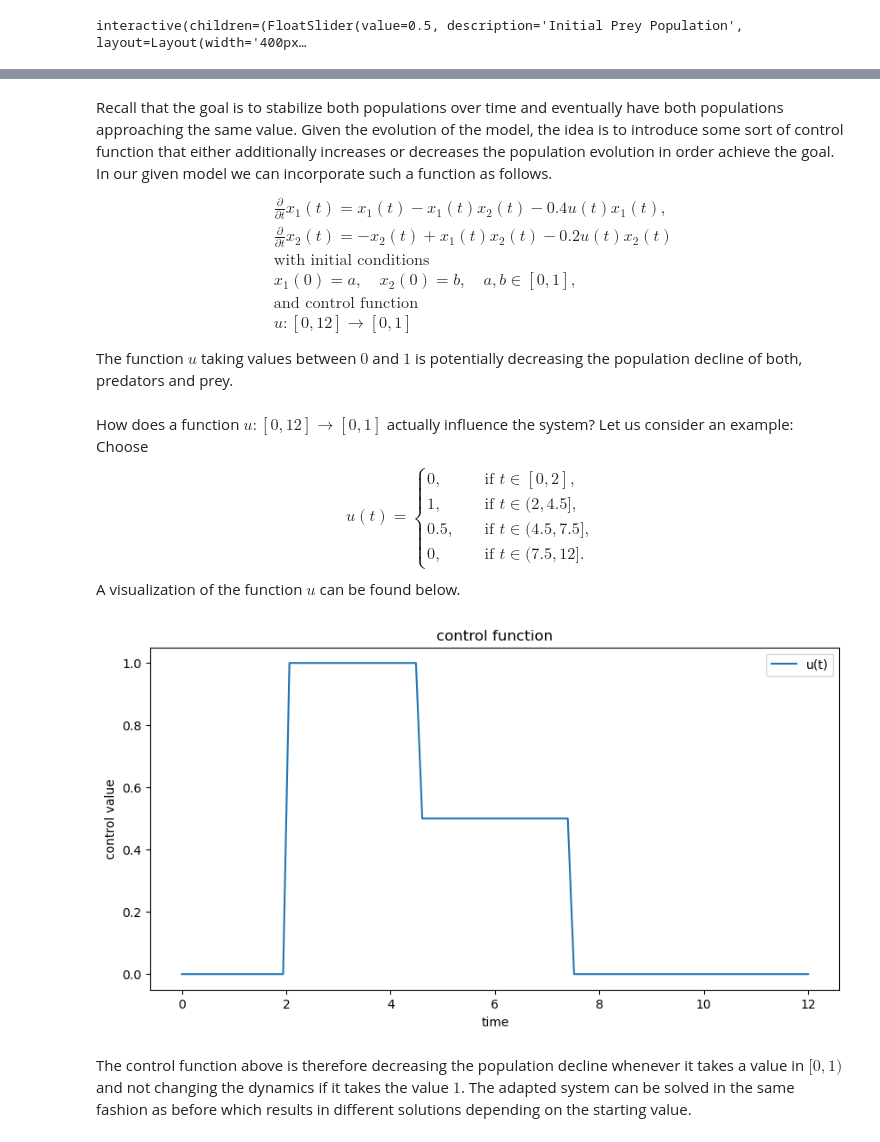
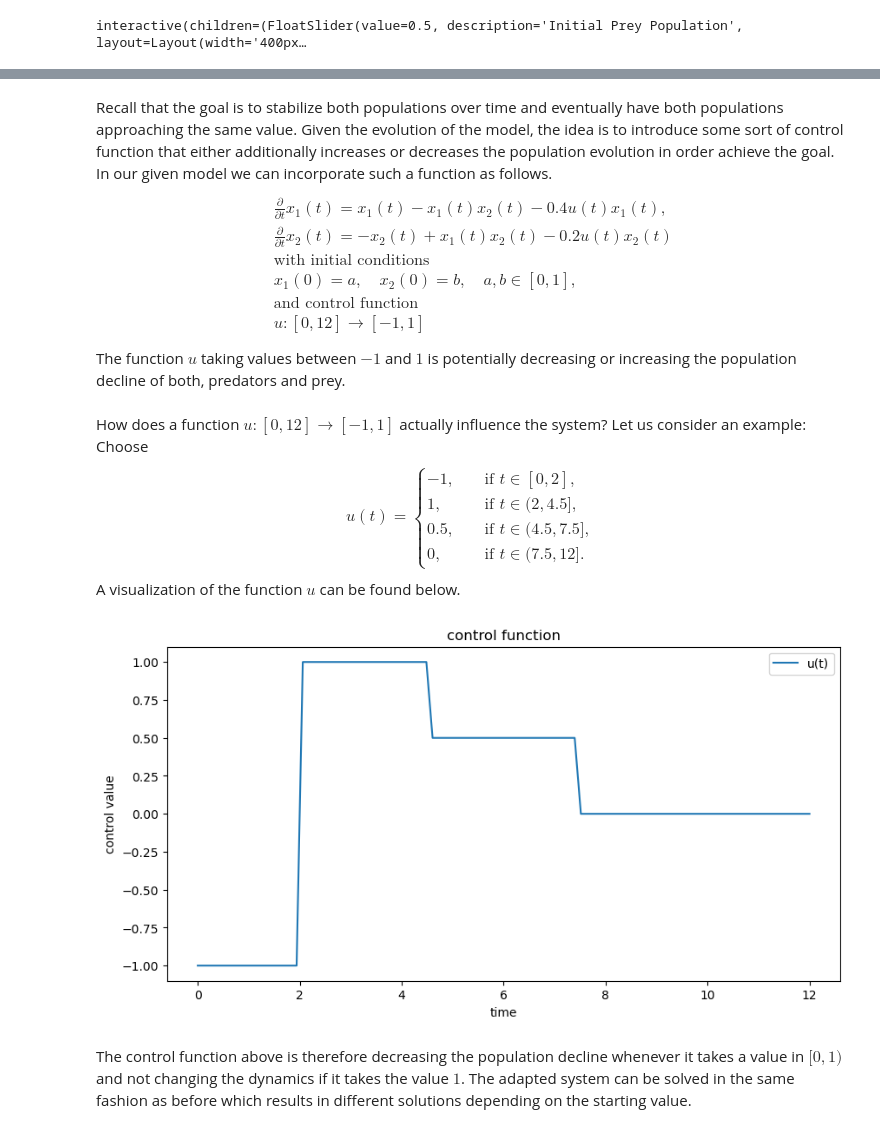
Before and after one commit to LinusLach/Blog, a Jupyter notebook: posts/post-with-code/Optimal-Control/Predator_Prey_Intro.ipynb, the cells around one changed output, grey strips where cells are left out. Drawn from its saved outputs; the diff is of its cells as text; code cells hidden in the pictures.

```diff
--- a/posts/post-with-code/Optimal-Control/Predator_Prey_Intro.ipynb
+++ b/posts/post-with-code/Optimal-Control/Predator_Prey_Intro.ipynb
@@ -76,15 +80,15 @@ Recall that the goal is to stabilize both populations over time and eventually h
 &\text{with initial conditions}\\
 &x_1(0) = a, \quad x_2(0) = b,\quad a,b\in [0,1],\\
 &\text{and control function }\\
-&u:[0,12]\to[0,1]
+&u:[0,12]\to[-1,1]
 \end{align*}
-The function $u$ taking values between $0$ and $1$ is potentially decreasing the population decline of both, predators and prey.
+The function $u$ taking values between $-1$ and $1$ is potentially decreasing or increasing the population decline of both, predators and prey.
 # %% [markdown]
-How does a function $u:[0,12]\to[0,1]$ actually influence the system? Let us consider an example:
+How does a function $u:[0,12]\to[-1,1]$ actually influence the system? Let us consider an example:
 Choose
 \begin{equation*}
  u(t) = \begin{cases}
-            0, \quad &\text{ if } t\in [0,2],\\
+            -1, \quad &\text{ if } t\in [0,2],\\
             1, \quad &\text{ if } t\in (2,4.5],\\
             0.5, \quad &\text{ if } t\in (4.5,7.5],\\
             0, \quad &\text{ if } t\in (7.5,12].
@@ -94,24 +98,24 @@ A visualization of the function $u$ can be found below.
 # %%
 def u(t):
     if 0<= t <= 2:
-        return 0
+        return -1
     elif 2< t <= 4.5:
         return 1
     elif 4.5< t <=7.5:
         return 0.5
     else:
         return 0
 vu = np.vectorize(u,otypes=[np.float64])
 t = np.linspace(0,12,100)
 
 plt.plot(t,vu(t), label = 'u(t)')
 plt.xlabel("time")
 plt.ylabel("control value")
 plt.title("control function")
 plt.rcParams["figure.figsize"]=5,5
 plt.legend();
 # %% [output]
-[figure, old version]
+[figure, new version]
 # %% [markdown]
 The control function above is therefore decreasing the population decline whenever it takes a value in $[0,1)$ and not changing the dynamics if it takes the value $1$. The adapted system can be solved in the same fashion as before which results in different solutions depending on the starting value.
 # %%
```
Also changed, not shown: parts of 11 cells of this notebook, 4 other files.
